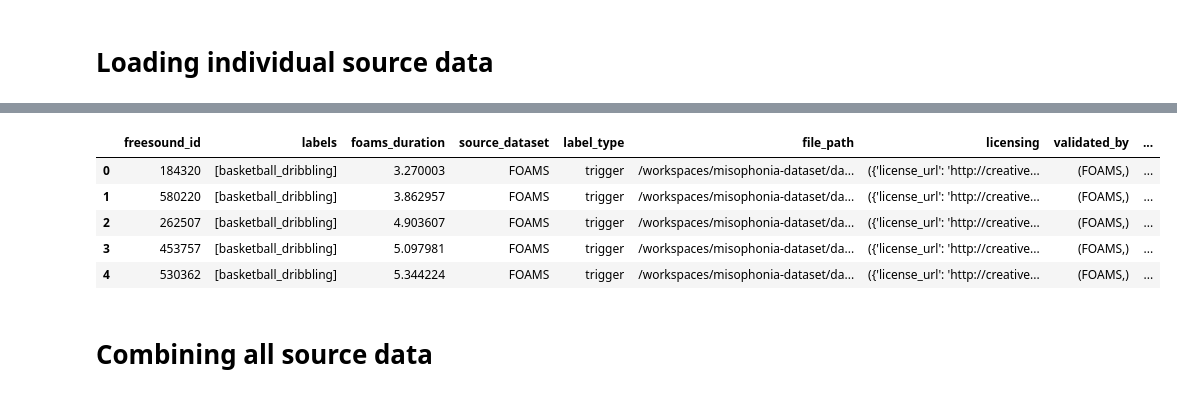
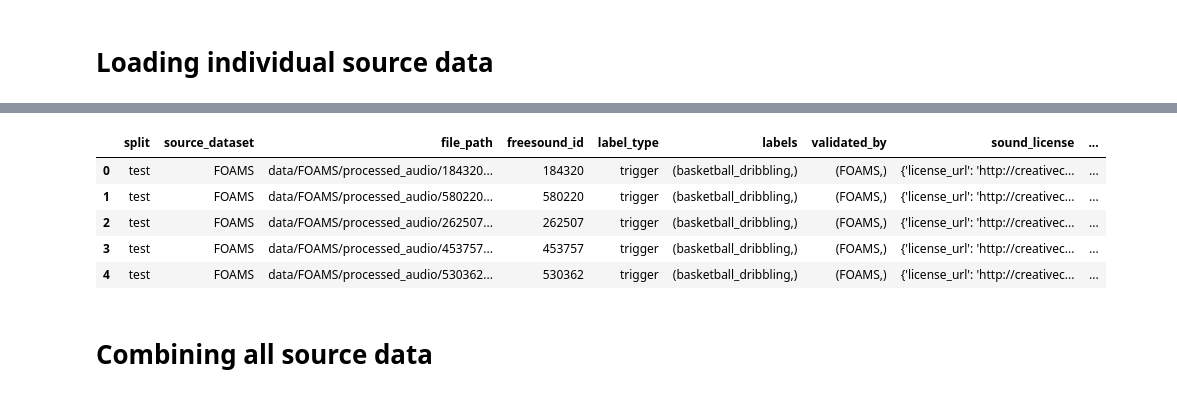
Before and after one commit to LukasFT/misophonia-dataset, a Jupyter notebook: notebooks/exploratory/source_data_explore.ipynb, the cells around one changed output, grey strips where cells are left out. Cells and saved outputs as stored; diff of their text form; code cells hidden in the pictures.

```diff
--- a/notebooks/exploratory/source_data_explore.ipynb
+++ b/notebooks/exploratory/source_data_explore.ipynb
@@ -43,20 +44,20 @@ fsd50k_meta.head()
 # %%
 foams = FoamsDataset()
 foams.download_data()
-foams_meta = foams.get_metadata()
+foams_meta = models_to_df(foams.get_metadata())
 
 assert foams_meta["split"].nunique() == 1 and foams_meta["split"].unique()[0] == "test", (
     "All FOAMS samples must be in the 'test' split"
 )
 
 foams_meta.head()
 # %% [output]
-|  | freesound_id | labels | foams_duration | source_dataset | label_type | file_path | licensing | validated_by | ... |
-| 0 | 184320 | [basketball_dribbling] | 3.270003 | FOAMS | trigger | /workspaces/misophonia-dataset/da... | ({'license_url': 'http://creative... | (FOAMS,) | ... |
-| 1 | 580220 | [basketball_dribbling] | 3.862957 | FOAMS | trigger | /workspaces/misophonia-dataset/da... | ({'license_url': 'http://creative... | (FOAMS,) | ... |
-| 2 | 262507 | [basketball_dribbling] | 4.903607 | FOAMS | trigger | /workspaces/misophonia-dataset/da... | ({'license_url': 'http://creative... | (FOAMS,) | ... |
-| 3 | 453757 | [basketball_dribbling] | 5.097981 | FOAMS | trigger | /workspaces/misophonia-dataset/da... | ({'license_url': 'http://creative... | (FOAMS,) | ... |
-| 4 | 530362 | [basketball_dribbling] | 5.344224 | FOAMS | trigger | /workspaces/misophonia-dataset/da... | ({'license_url': 'http://creative... | (FOAMS,) | ... |
+|  | split | source_dataset | file_path | freesound_id | label_type | labels | validated_by | sound_license | ... |
+| 0 | test | FOAMS | data/FOAMS/processed_audio/184320... | 184320 | trigger | (basketball_dribbling,) | (FOAMS,) | {'license_url': 'http://creativec... | ... |
+| 1 | test | FOAMS | data/FOAMS/processed_audio/580220... | 580220 | trigger | (basketball_dribbling,) | (FOAMS,) | {'license_url': 'http://creativec... | ... |
+| 2 | test | FOAMS | data/FOAMS/processed_audio/262507... | 262507 | trigger | (basketball_dribbling,) | (FOAMS,) | {'license_url': 'http://creativec... | ... |
+| 3 | test | FOAMS | data/FOAMS/processed_audio/453757... | 453757 | trigger | (basketball_dribbling,) | (FOAMS,) | {'license_url': 'http://creativec... | ... |
+| 4 | test | FOAMS | data/FOAMS/processed_audio/530362... | 530362 | trigger | (basketball_dribbling,) | (FOAMS,) | {'license_url': 'http://creativec... | ... |
 # %% [markdown]
 # Combining all source data
 # %%
```
Also changed, not shown: parts of 6 cells of this notebook.
